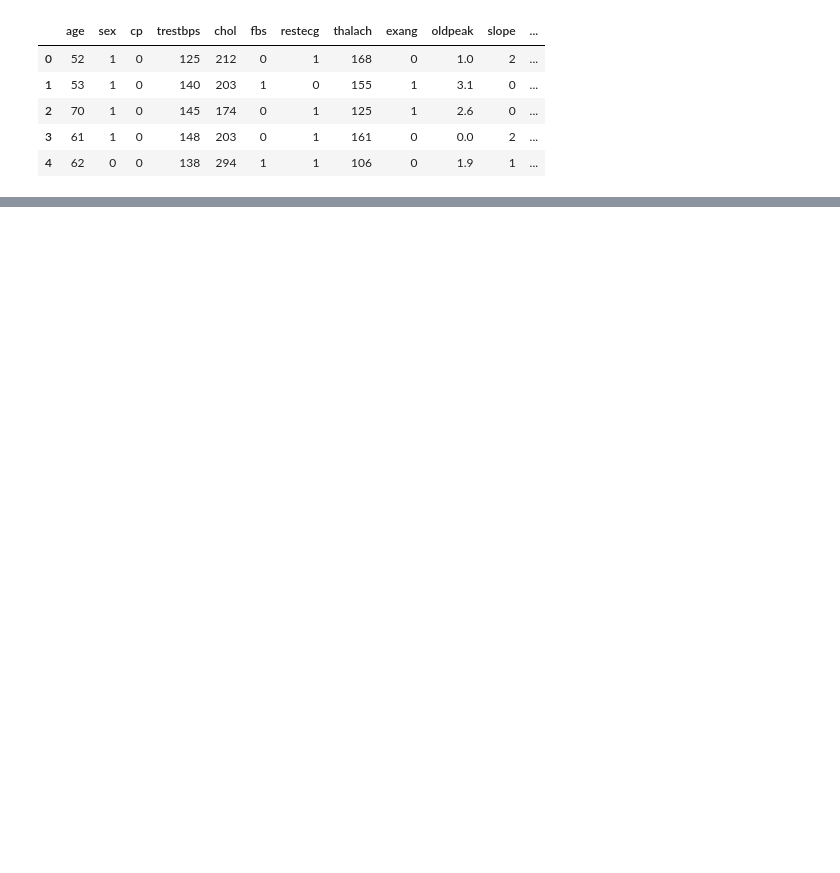
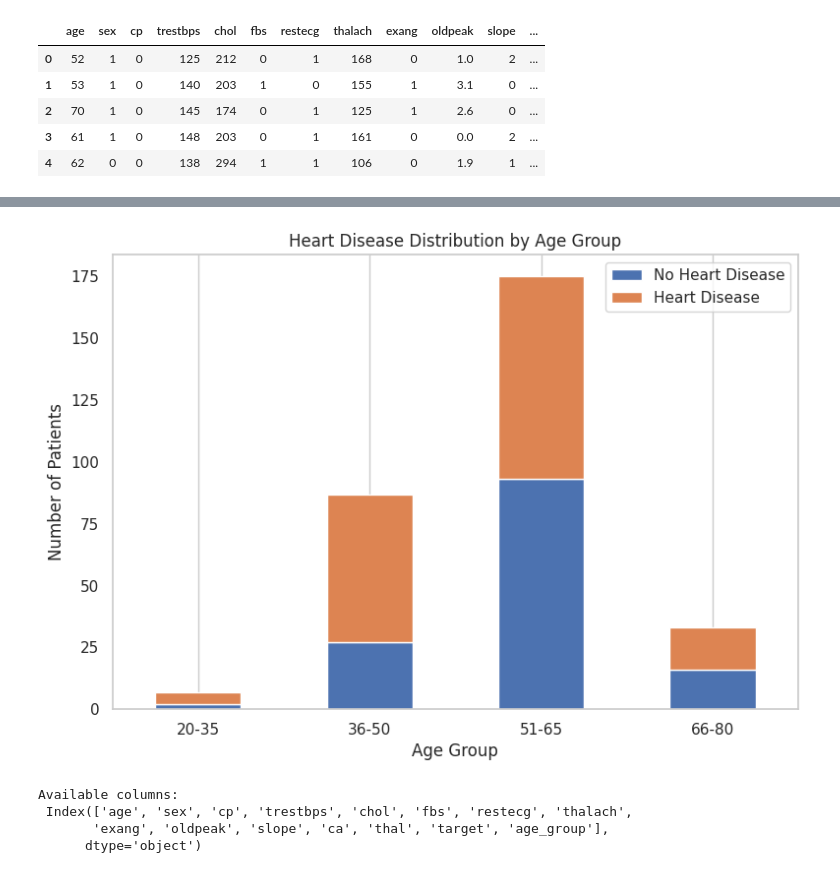
Before and after one commit to Maliha-Haroon/BigData-course, a Jupyter notebook: FinalProject.ipynb, the cells around one changed output, grey strips where cells are left out. Saved outputs shown, nothing was run; the diff lists cells and outputs as text; code cells hidden in the pictures; blank space fills up the shorter version.

```diff
--- a/FinalProject.ipynb
+++ b/FinalProject.ipynb
@@ -208,0 +215,7 @@ plt.show()
+# %%
+bins = [20, 35, 50, 65, 80]
+labels = ['20-35', '36-50', '51-65', '66-80']
+
+df['age_group'] = pd.cut(df['age'], bins=bins, labels=labels)
+
+df[['age', 'age_group']].head()
@@ -208,0 +229,25 @@ plt.show()
+# %%
+age_stack = df.groupby(['age_group', 'target']).size().unstack()
+
+age_stack.plot(
+    kind='bar',
+    stacked=True,
+    figsize=(9,6)
+)
+
+plt.title('Heart Disease Distribution by Age Group')
+plt.xlabel('Age Group')
+plt.ylabel('Number of Patients')
+plt.legend(['No Heart Disease', 'Heart Disease'])
+plt.xticks(rotation=0)
+plt.grid(axis='y')
+plt.show()
+# %% [output]
+[figure, added]
+# %%
+print("Available columns:\n", df.columns)
+# %% [output]
+Available columns:
+ Index(['age', 'sex', 'cp', 'trestbps', 'chol', 'fbs', 'restecg', 'thalach',
+       'exang', 'oldpeak', 'slope', 'ca', 'thal', 'target', 'age_group'],
+      dtype='object')
```
Also changed, not shown: parts of 48 cells of this notebook.
